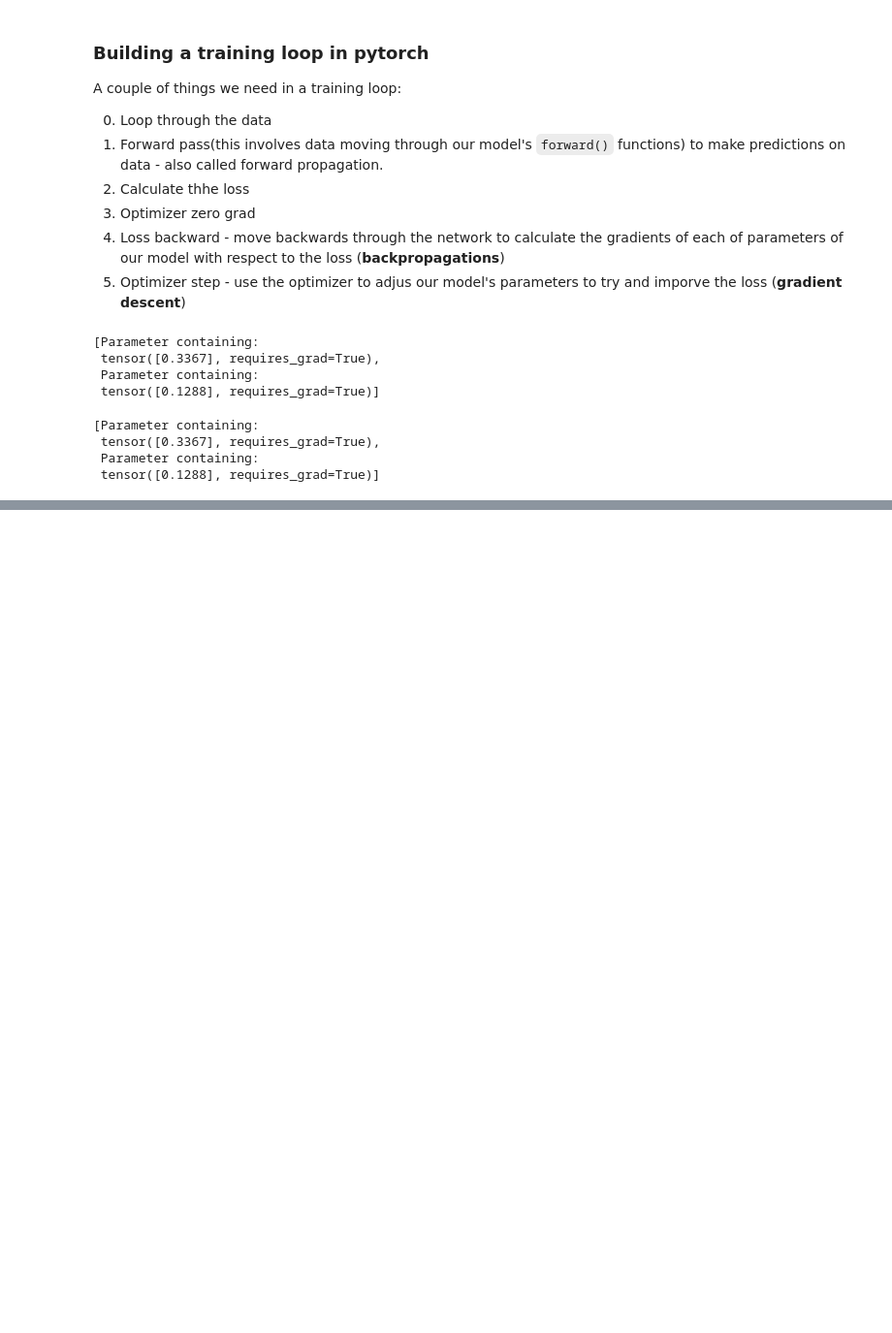
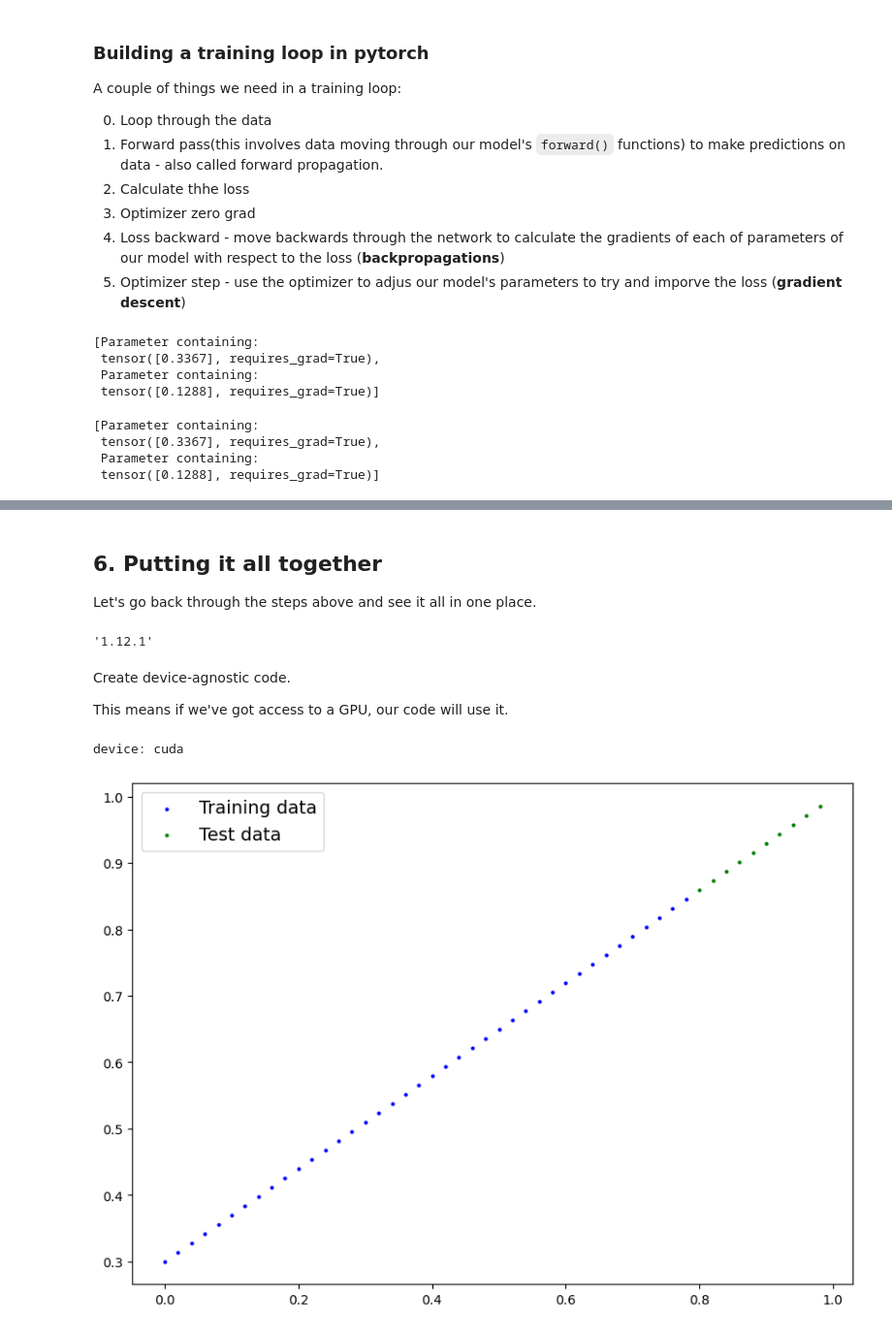
Before and after one commit to pjy0422/pytorch, a Jupyter notebook: pytorch_workflow.ipynb, the cells around one changed output, grey strips where cells are left out. Shown: that part at 97% size. Saved outputs shown, nothing was run; the diff lists cells and outputs as text; code cells hidden in the pictures; blank space fills up the shorter version.

```diff
--- a/pytorch_workflow.ipynb
+++ b/pytorch_workflow.ipynb
@@ -291,0 +446,52 @@ for epoch in range(epochs):
+# %% [markdown]
+## 6. Putting it all together
+
+Let's go back through the steps above and see it all in one place.
+# %%
+import torch
+from torch import nn
+import matplotlib.pyplot as plt
+
+torch.__version__
+# %% [output]
+'1.12.1'
+# %% [markdown]
+Create device-agnostic code.
+
+This means if we've got access to a GPU, our code will use it.
+# %%
+# Setup device agnostic code
+
+device = "cuda" if torch.cuda.is_available() else "cpu"
+
+print(f"device: {device}")
+# %% [output]
+device: cuda
+# %%
+# Create some data using the linear regression y = wx + b
+
+weight =.7
+bias = .3
+
+
+# create range values
+start =0
+end =1
+step = 0.02
+
+# Create X and y
+
+X = torch.arange(start,end,step)
+y = weight * X + bias
+# %%
+# split data
+
+train_split = int(0.8*len(X))
+
+X_train, y_train = X[:train_split],y[:train_split]
+
+X_test, y_test = X[train_split:],y[train_split:]
+
+plot_predictions(X_train,y_train,X_test,y_test)
+# %% [output]
+[figure, added]
```
Also changed, not shown: parts of 15 cells of this notebook, 2 other files.
